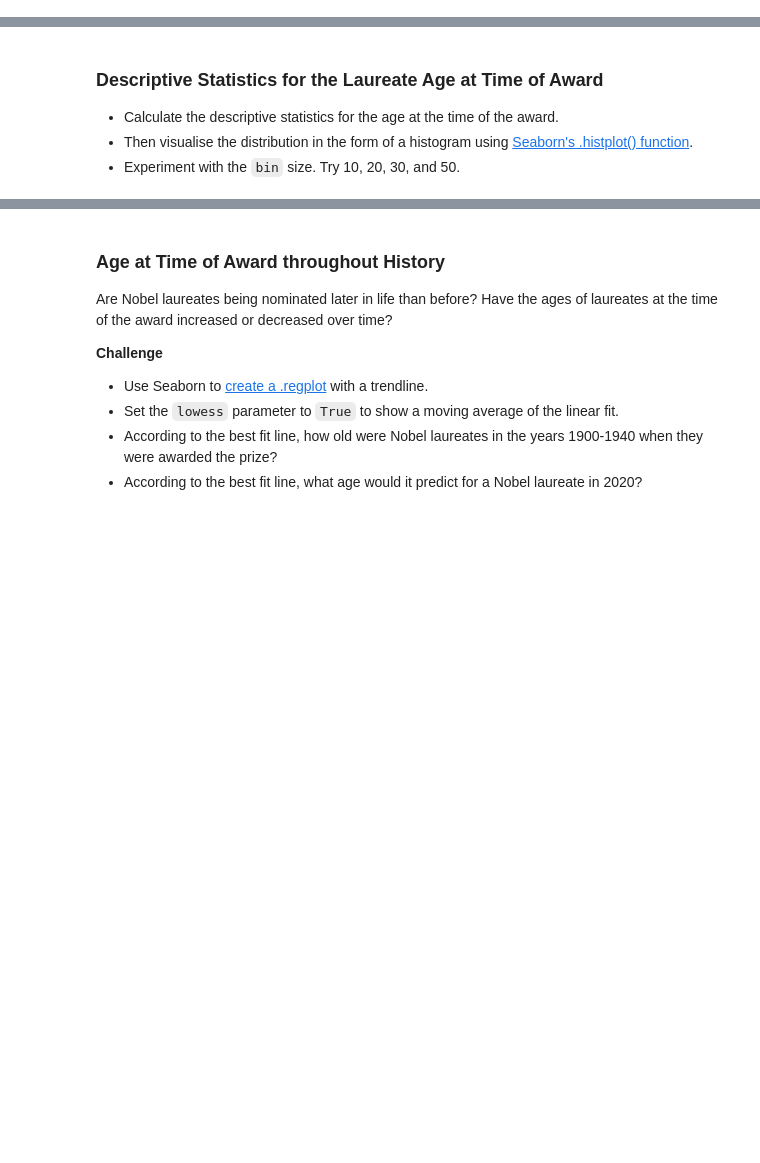
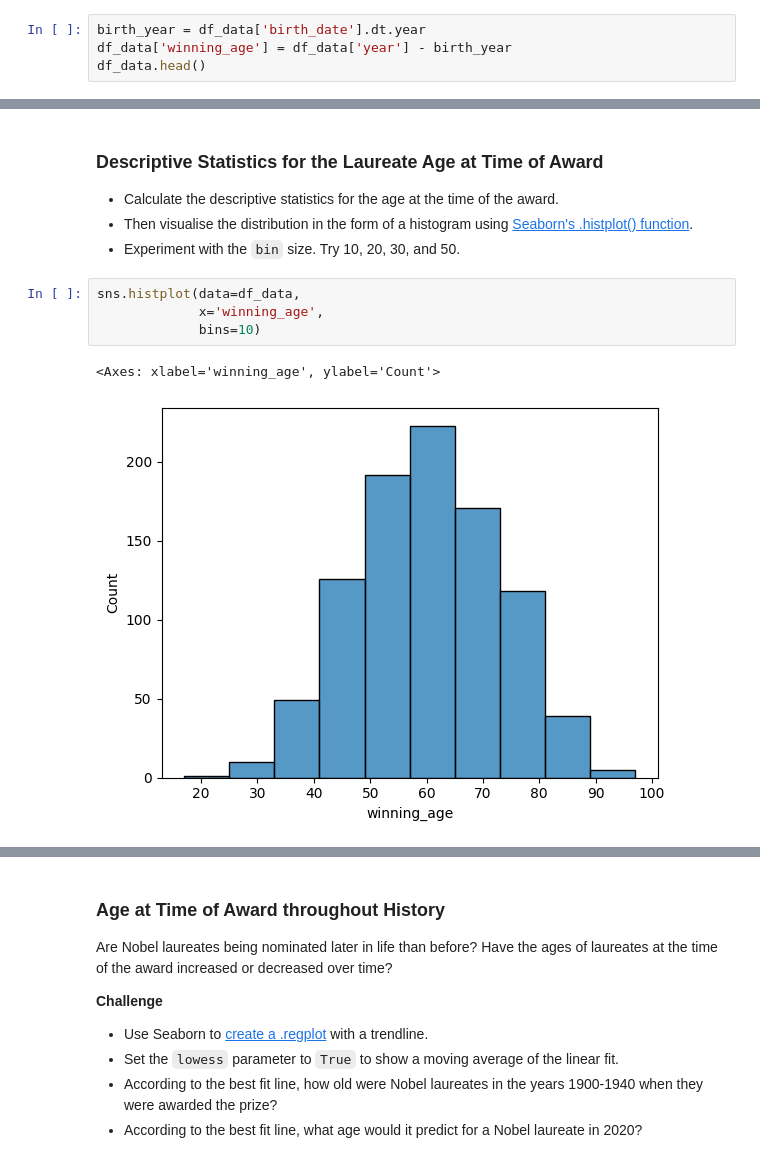
Before and after one commit to slimrivermoi/day79-data-analysis-visualization-with-plotly-matplotlib-seaborn, a Jupyter notebook: Nobel_Prize_Analysis_(start).ipynb, the cells around one changed output, grey strips where cells are left out. Drawn from its saved outputs; the diff is of its cells as text; blank space fills up the shorter version.

```diff
--- a/Nobel_Prize_Analysis_(start).ipynb
+++ b/Nobel_Prize_Analysis_(start).ipynb
@@ -1161,3 +1153,7 @@ fig.show()
 How Old Are the Laureates When the Win the Prize?
 
 **Challenge**: Calculate the age of the laureate in the year of the ceremony and add this as a column called `winning_age` to the `df_data` DataFrame. Hint: you can use [this](https://pandas.pydata.org/pandas-docs/stable/reference/api/pandas.Series.dt.html) to help you.
+# %%
+birth_year = df_data['birth_date'].dt.year
+df_data['winning_age'] = df_data['year'] - birth_year
+df_data.head()
@@ -1176,3 +1215,10 @@ How Old Are the Laureates When the Win the Prize?
 * Calculate the descriptive statistics for the age at the time of the award.
 * Then visualise the distribution in the form of a histogram using [Seaborn's .histplot() function](https://seaborn.pydata.org/generated/seaborn.histplot.html).
 * Experiment with the `bin` size. Try 10, 20, 30, and 50.
+# %%
+sns.histplot(data=df_data,
+             x='winning_age',
+             bins=10)
+# %% [output]
+<Axes: xlabel='winning_age', ylabel='Count'>
+[figure, added]
```
Also changed, not shown: parts of 21 cells of this notebook.
